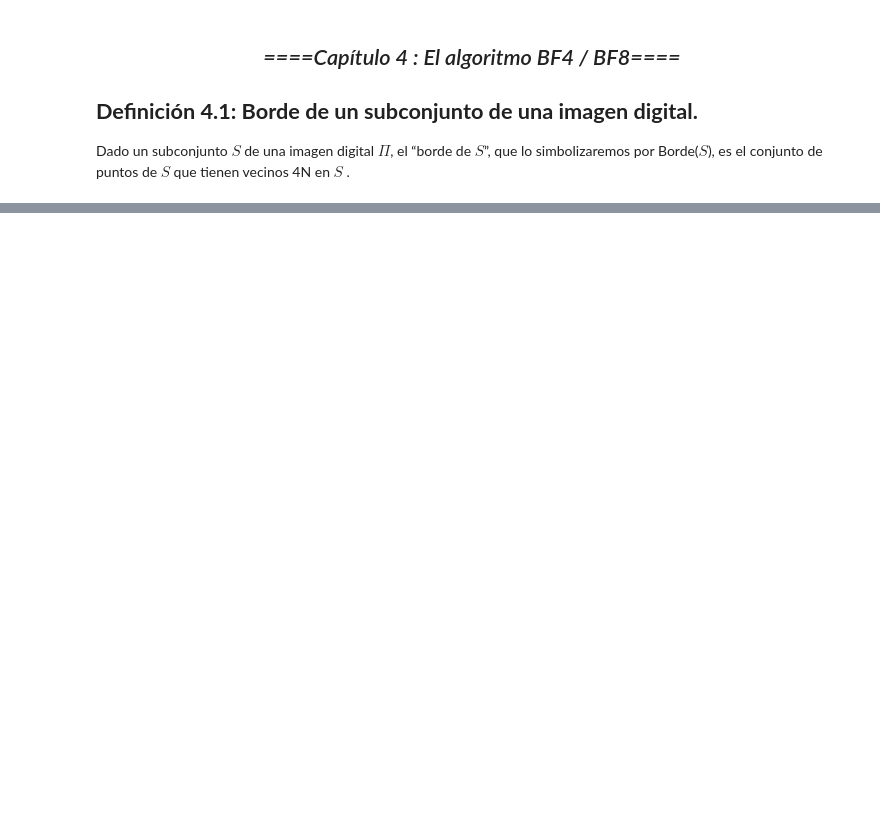
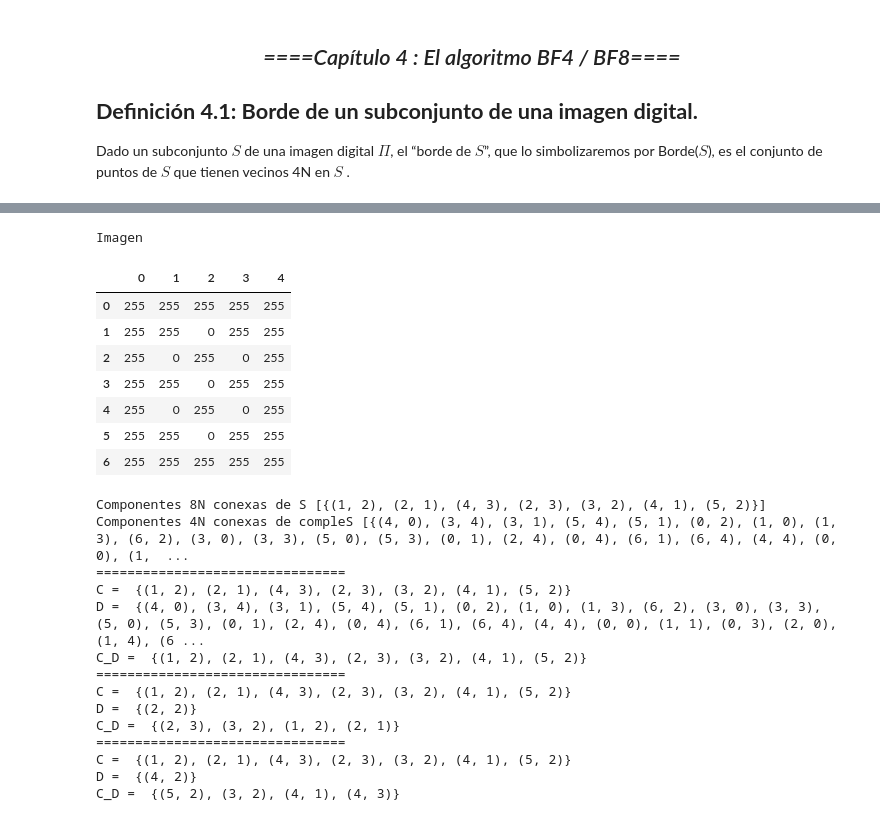
Before and after one commit to inward481/Topologia-digital, a Jupyter notebook: bases datos topologia/TopologiaDigital.ipynb, the cells around one changed output, grey strips where cells are left out. Drawn from its saved outputs; the diff is of its cells as text; code cells hidden in the pictures; blank space fills up the shorter version.

```diff
--- a/bases datos topologia/TopologiaDigital.ipynb
+++ b/bases datos topologia/TopologiaDigital.ipynb
@@ -1508,0 +1610,67 @@ $S$ .
+# %%
+def bordeResp_CompleBN(componenteC_en_S, componenteD_en_compS):
+    c_respect_d = set()
+
+    for punto in componenteC_en_S:
+        vecinosPunto = vecindad(punto)  # Asegúrate de tener la implementación de la función vecindad
+        if any(vecino in componenteD_en_compS for vecino in vecinosPunto):
+            c_respect_d.add(punto)
+
+    return c_respect_d
+
+
+if __name__ == "__main__":
+    #Ejemplo 4.2
+    #Sea S el conjunto de píxeles negros que figura en la siguiente imagen digital:
+
+    matrizImg = np.array([[255, 255, 255, 255, 255],
+                          [255, 255,   0, 255, 255],
+                          [255,   0, 255,   0, 255],
+                          [255, 255,   0, 255, 255],
+                          [255,   0, 255,   0, 255],
+                          [255, 255,   0, 255, 255],
+                          [255, 255, 255, 255, 255]], dtype="object")
+
+    print("Imagen")
+    matriz_a_img_DF(matrizImg)
+
+    complemtS, S = segmentacion_BN2(matrizImg)
+    #En este caso, si consideramos conectividad 8N para S y conectividad 4N para su
+    #complemento, tenemos:
+
+    componentesS = componentes_conexas(S, "8N")
+    componentesComplS = componentes_conexas(complemtS, "4N")
+    print("Componentes 8N conexas de S", componentesS)
+    print("Componentes 4N conexas de compleS", componentesComplS)
+
+    #Imprimiendo el bordde con respecto a cada uno de sus componentes del complemento
+    for componente in componentesComplS:
+        print("================================")
+        print("C = ", componentesS[0])
+        print("D = ", componente)
+        print("C_D = ", bordeResp_CompleBN(componentesS[0], componente))
+        #graficarPlanoDigital(bordeResp_CompleBN(componentesS[0], componente))
+# %% [output]
+Imagen
+|  | 0 | 1 | 2 | 3 | 4 |
+| 0 | 255 | 255 | 255 | 255 | 255 |
+| 1 | 255 | 255 | 0 | 255 | 255 |
+| 2 | 255 | 0 | 255 | 0 | 255 |
+| 3 | 255 | 255 | 0 | 255 | 255 |
+| 4 | 255 | 0 | 255 | 0 | 255 |
+| 5 | 255 | 255 | 0 | 255 | 255 |
+| 6 | 255 | 255 | 255 | 255 | 255 |
+Componentes 8N conexas de S [{(1, 2), (2, 1), (4, 3), (2, 3), (3, 2), (4, 1), (5, 2)}]
+Componentes 4N conexas de compleS [{(4, 0), (3, 4), (3, 1), (5, 4), (5, 1), (0, 2), (1, 0), (1, 3), (6, 2), (3, 0), (3, 3), (5, 0), (5, 3), (0, 1), (2, 4), (0, 4), (6, 1), (6, 4), (4, 4), (0, 0), (1,  ...
+================================
+C =  {(1, 2), (2, 1), (4, 3), (2, 3), (3, 2), (4, 1), (5, 2)}
+D =  {(4, 0), (3, 4), (3, 1), (5, 4), (5, 1), (0, 2), (1, 0), (1, 3), (6, 2), (3, 0), (3, 3), (5, 0), (5, 3), (0, 1), (2, 4), (0, 4), (6, 1), (6, 4), (4, 4), (0, 0), (1, 1), (0, 3), (2, 0), (1, 4), (6 ...
+C_D =  {(1, 2), (2, 1), (4, 3), (2, 3), (3, 2), (4, 1), (5, 2)}
+================================
+C =  {(1, 2), (2, 1), (4, 3), (2, 3), (3, 2), (4, 1), (5, 2)}
+D =  {(2, 2)}
+C_D =  {(2, 3), (3, 2), (1, 2), (2, 1)}
+================================
+C =  {(1, 2), (2, 1), (4, 3), (2, 3), (3, 2), (4, 1), (5, 2)}
+D =  {(4, 2)}
+C_D =  {(5, 2), (3, 2), (4, 1), (4, 3)}
```
Also changed, not shown: parts of 12 cells of this notebook, 14 other files.
